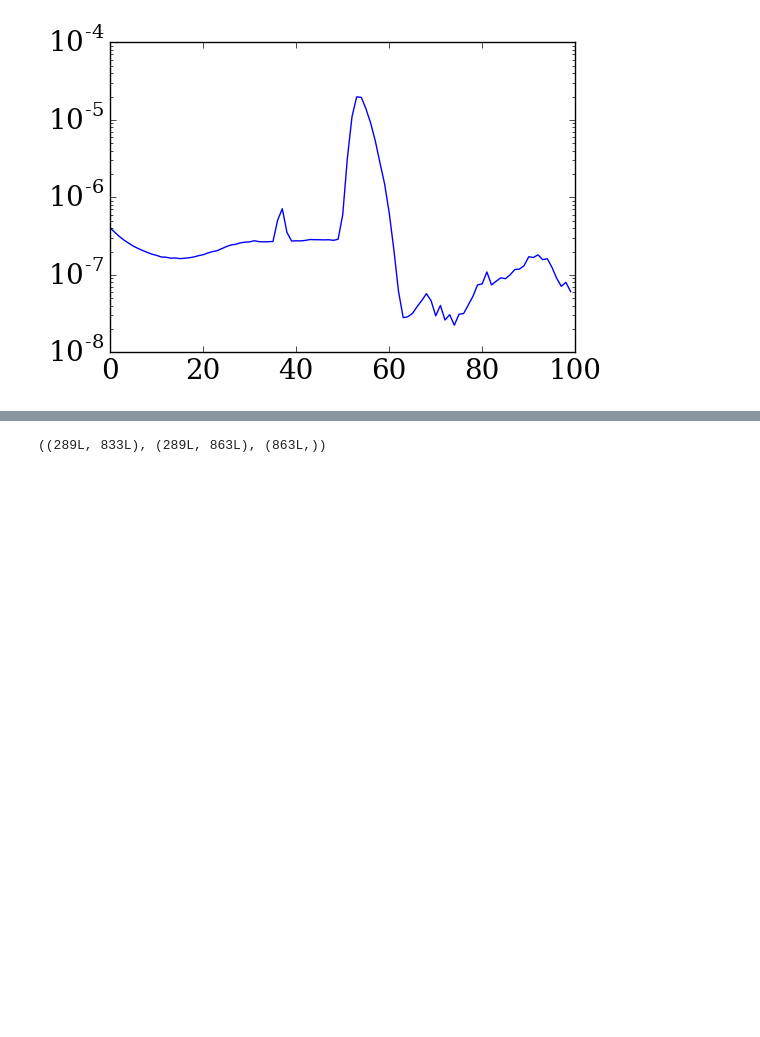
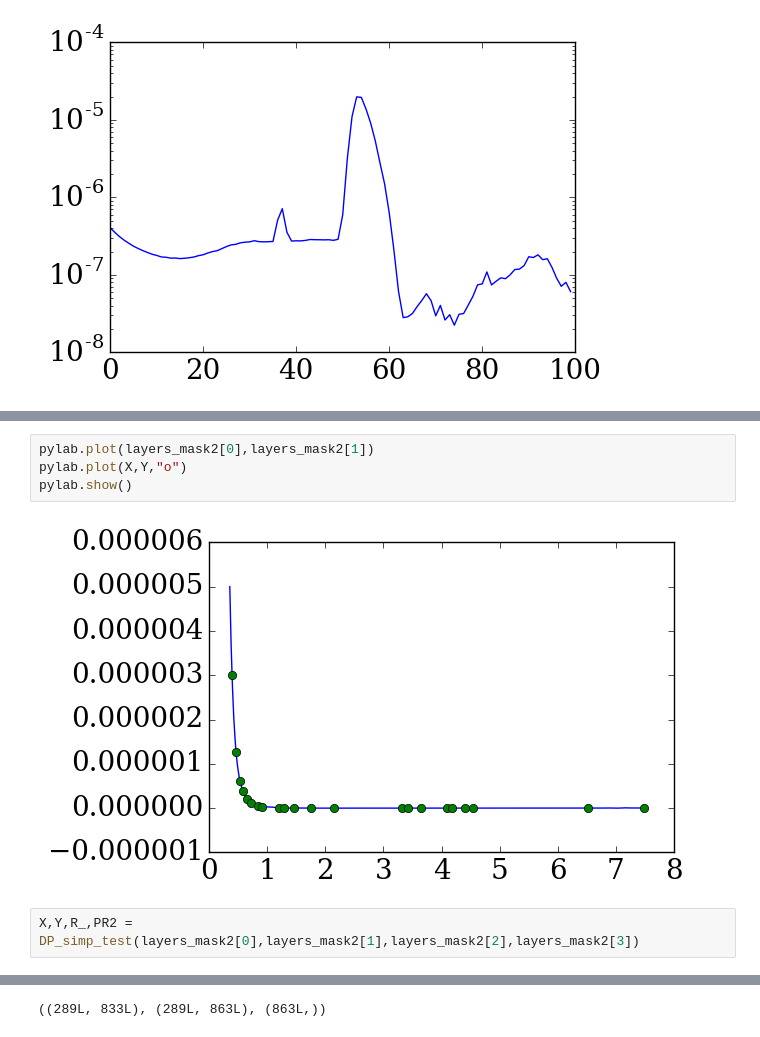
Before and after one commit to cduranalarcon/Lidar_DDU, a Jupyter notebook: Notebooks/temp.ipynb, the cells around one changed output, grey strips where cells are left out. Cells and saved outputs as stored; diff of their text form; blank space fills up the shorter version.

```diff
--- a/Notebooks/temp.ipynb
+++ b/Notebooks/temp.ipynb
@@ -351,3 +332,11 @@ KeyboardInterrupt:
+# %%
+pylab.plot(layers_mask2[0],layers_mask2[1])
+pylab.plot(X,Y,"o")
+pylab.show()
+# %% [output]
+[figure, added]
+# %%
+X,Y,R_,PR2 = DP_simp_test(layers_mask2[0],layers_mask2[1],layers_mask2[2],layers_mask2[3])
 # %%
 def Comb_LidarMRR3(layers_mask, Par90_bgc, r,nstd,sm,times_MRR, Ze, year, month, day,hours, TRES,VRES,minR_Ze):
     from DP_simp import DP_simp
```
Also changed, not shown: parts of 9 cells of this notebook.
